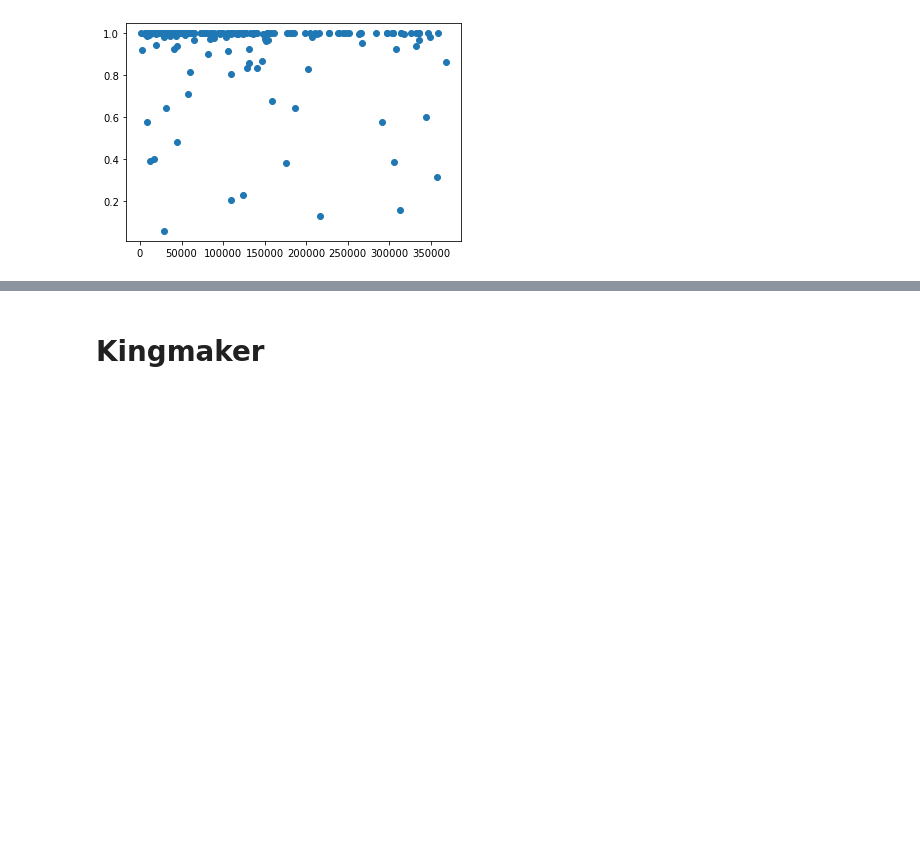
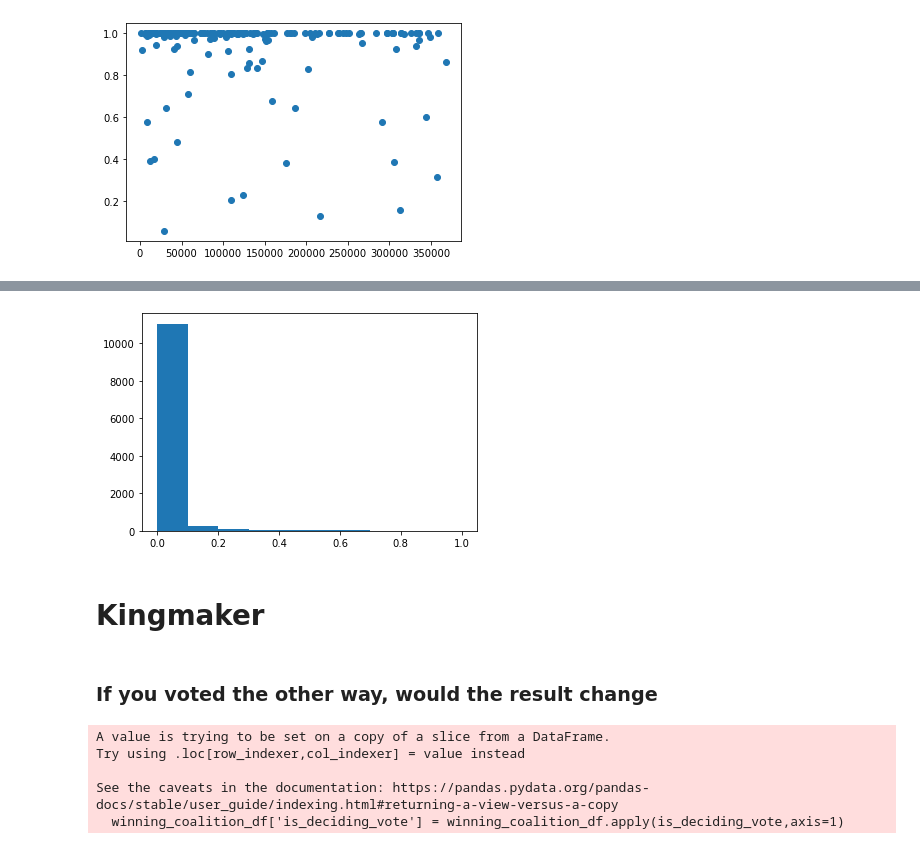
Before and after one commit to IndexCoop/index-coop-analytics, a Jupyter notebook: governance/snapshot-vote-analysis/2021-11-18 selectorate analysis/EDA.ipynb, the cells around one changed output, grey strips where cells are left out. Saved outputs shown, nothing was run; the diff lists cells and outputs as text; code cells hidden in the pictures; blank space fills up the shorter version.

```diff
--- a/governance/snapshot-vote-analysis/2021-11-18 selectorate analysis/EDA.ipynb
+++ b/governance/snapshot-vote-analysis/2021-11-18 selectorate analysis/EDA.ipynb
@@ -26,5 +21,3 @@ proposals_df.head()
-# %%
-proposals_df['percentage_for'] =proposals_df['scores'].map(lambda x: x[0])/proposals_df['scores_total']
 # %%
 import matplotlib.pyplot as plt
 # %%
@@ -35,5 +28,5 @@ plt.scatter(proposals_df['scores_total'],proposals_df['percentage_for'])
 # %%
 #proposals_df.sort_values(by='votes',ascending=False)
 # %%
-proposals_df = proposals_df[proposals_df['percentage_for']!=1]
+proposals_df = proposals_df[(proposals_df['percentage_for'] != 1) | (proposals_df['percentage_for'] != 0)]
 # %%
@@ -55,2 +34,2 @@ proposals_df
 # %%
-pd.merge(all_votes_df,proposals_df,left_on='proposal',right_on='proposal_id',how='left').head()
+merged_df = pd.merge(all_votes_df,proposals_df,left_on='proposal',right_on='proposal_id',how='inner')
@@ -63,0 +40,4 @@ pd.merge(all_votes_df,proposals_df,left_on='proposal',right_on='proposal_id',how
+# %%
+merged_df['coalition_vp'] = merged_df.apply(lambda row: row.scores[row.choice-1],axis=1)
+merged_df['coalition_contribution'] = merged_df['vp']/merged_df['coalition_vp']
+merged_df['is_winning_coalition'] = merged_df['choice']==merged_df['result']
@@ -64,2 +65,9 @@ pd.merge(all_votes_df,proposals_df,left_on='proposal',right_on='proposal_id',how
+# %%
+plt.hist(merged_df[merged_df['is_winning_coalition']]['coalition_contribution'], )#density=True)
+plt.show()
+# %% [output]
+[figure, added]
 # %% [markdown]
 # Kingmaker
+# %% [markdown]
+### If you voted the other way, would the result change
@@ -65,0 +108,8 @@ pd.merge(all_votes_df,proposals_df,left_on='proposal',right_on='proposal_id',how
+# %%
+winning_coalition_df['is_deciding_vote'] = winning_coalition_df.apply(is_deciding_vote,axis=1)
+# %% [output]
+A value is trying to be set on a copy of a slice from a DataFrame.
+Try using .loc[row_indexer,col_indexer] = value instead
+
+See the caveats in the documentation: https://pandas.pydata.org/pandas-docs/stable/user_guide/indexing.html#returning-a-view-versus-a-copy
+  winning_coalition_df['is_deciding_vote'] = winning_coalition_df.apply(is_deciding_vote,axis=1)
```
Also changed, not shown: parts of 15 cells of this notebook, 1 other file.
